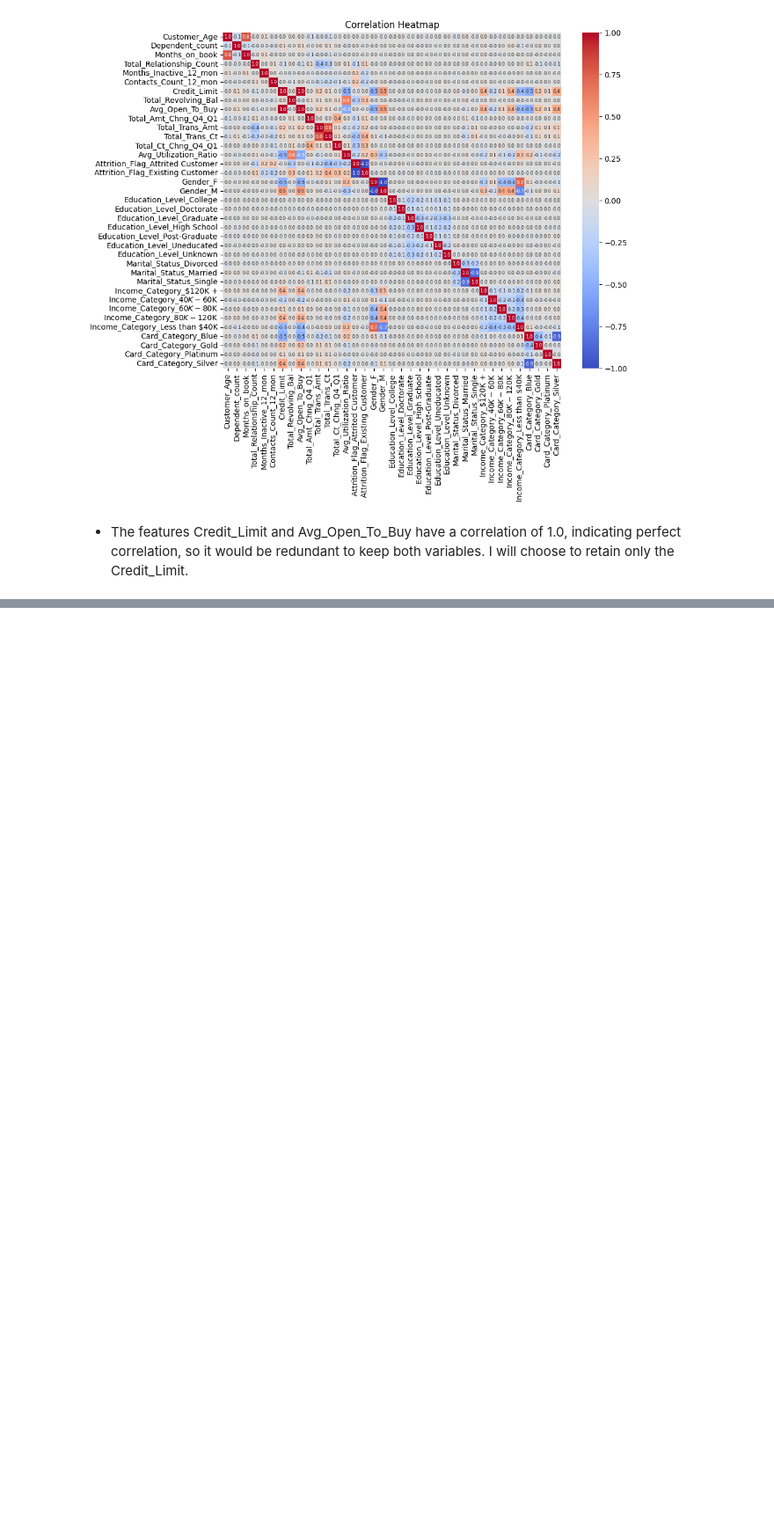
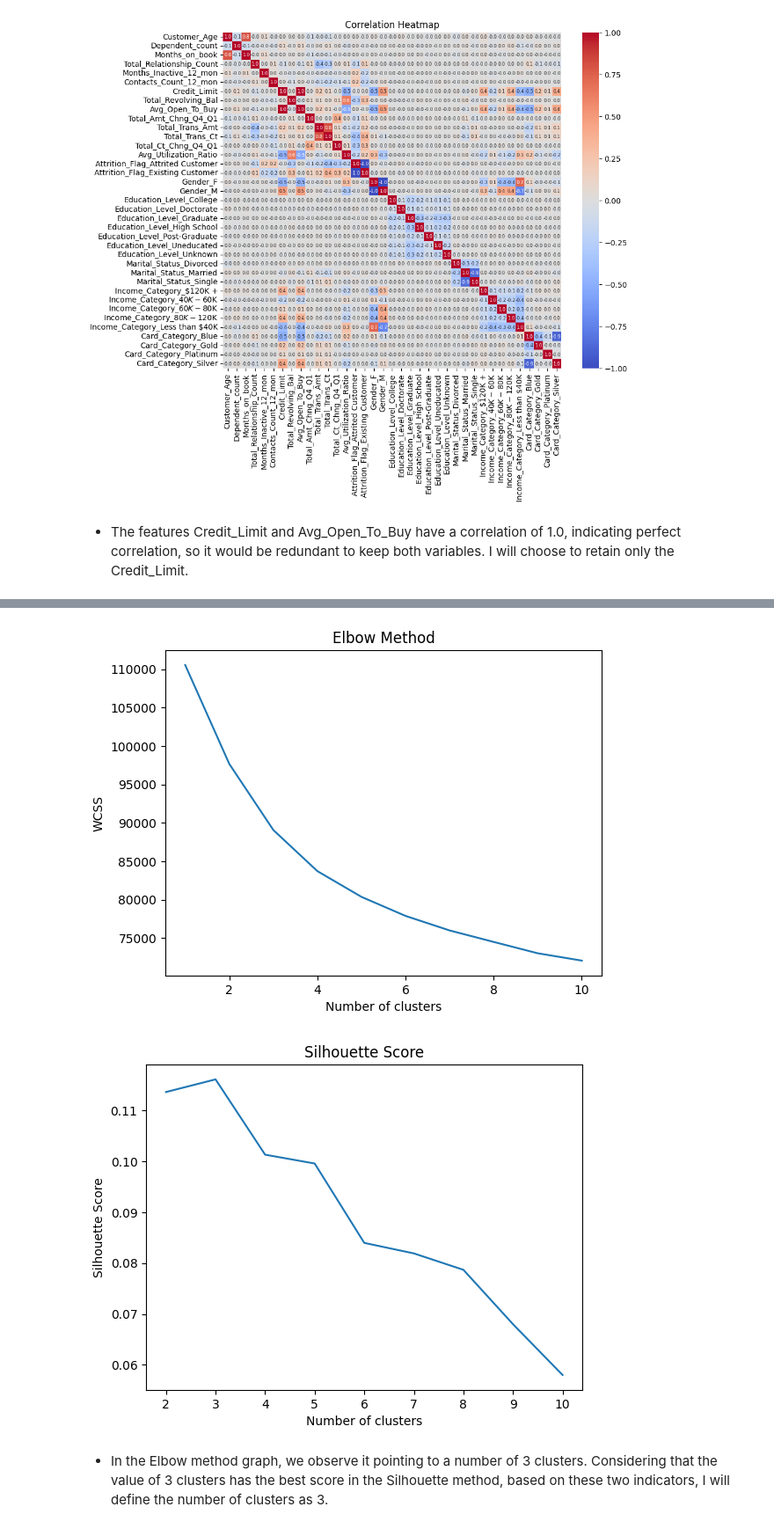
Before and after one commit to Anshv99/Credit_Card_Customer_Analysis, a Jupyter notebook: Main.ipynb, the cells around one changed output, grey strips where cells are left out. Shown at 88% size. Drawn from its saved outputs; the diff is of its cells as text; code cells hidden in the pictures; blank space fills up the shorter version.

```diff
--- a/Main.ipynb
+++ b/Main.ipynb
@@ -207,0 +323,29 @@ df = df.drop(columns=['Avg_Open_To_Buy'])
+# %%
+wcss = []
+for i in range(1, 11):
+    kmeans = KMeans(n_clusters=i, init='k-means++', max_iter=300, n_init=10, random_state=42)
+    kmeans.fit(df_scaled)
+    wcss.append(kmeans.inertia_)
+plt.plot(range(1, 11), wcss)
+plt.title('Elbow Method')
+plt.xlabel('Number of clusters')
+plt.ylabel('WCSS')  # Within cluster sum of squares
+plt.show()
+
+# Silhouette Score to validate clustering quality
+silhouette_scores = []
+for n_clusters in range(2, 11):
+    kmeans = KMeans(n_clusters=n_clusters, random_state=42)
+    cluster_labels = kmeans.fit_predict(df_scaled)
+    silhouette_avg = silhouette_score(df_scaled, cluster_labels)
+    silhouette_scores.append(silhouette_avg)
+plt.plot(range(2, 11), silhouette_scores)
+plt.title('Silhouette Score')
+plt.xlabel('Number of clusters')
+plt.ylabel('Silhouette Score')
+plt.show()
+# %% [output]
+[figure, added]
+[figure, added]
+# %% [markdown]
+- In the Elbow method graph, we observe it pointing to a number of 3 clusters. Considering that the value of 3 clusters has the best score in the Silhouette method, based on these two indicators, I will define the number of clusters as 3.
```
Also changed, not shown: parts of 28 cells of this notebook.
